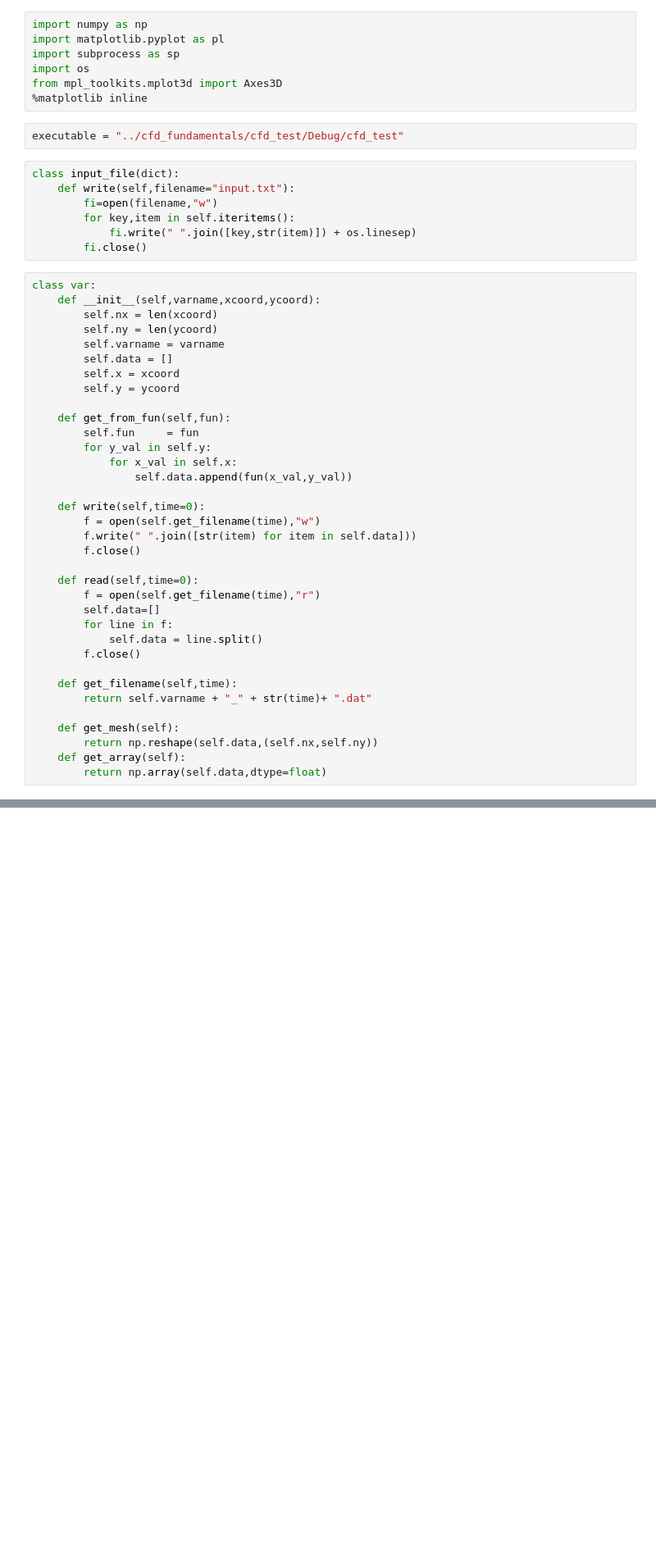
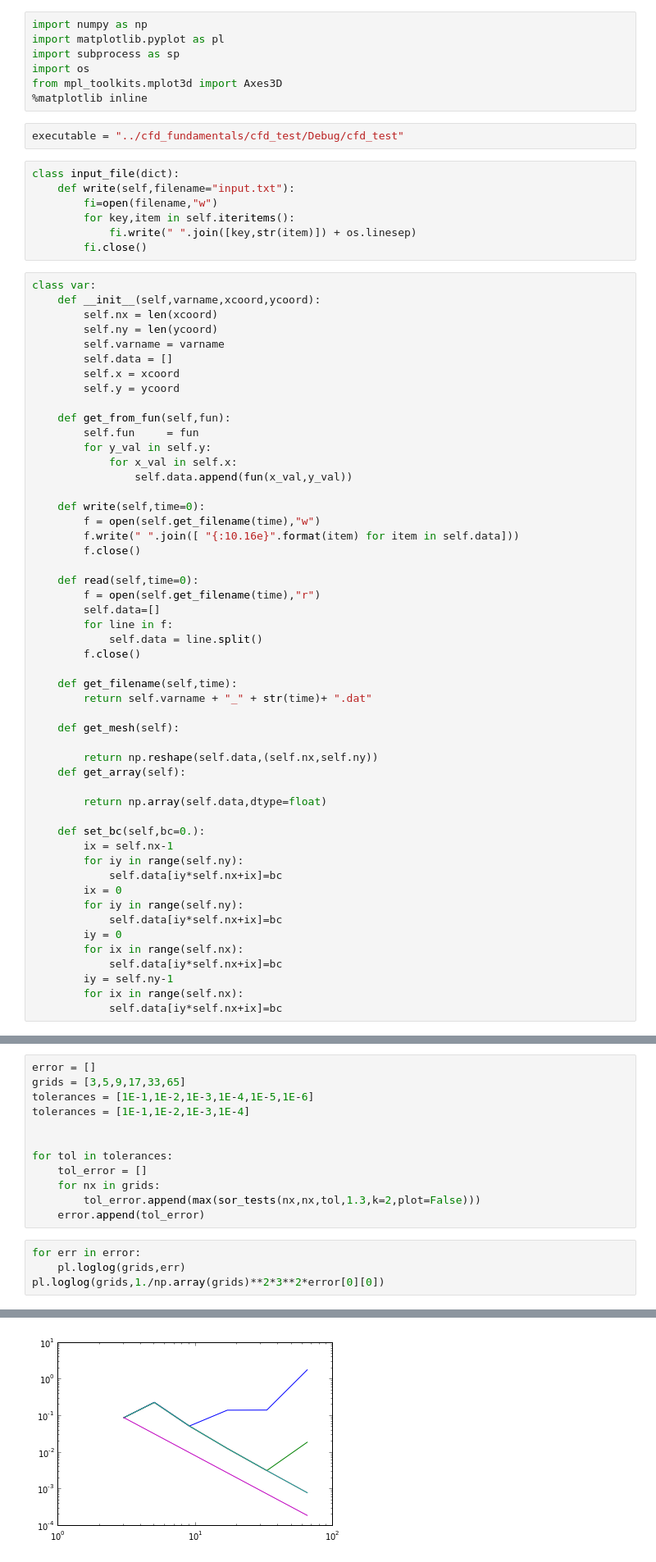
Before and after one commit to janvonrickenbach/Cfd_fundamentals, a Jupyter notebook: Cfd_fund.ipynb, the cells around one changed output, grey strips where cells are left out. Shown at 82% size. Saved outputs shown, nothing was run; the diff lists cells and outputs as text; blank space fills up the shorter version.

```diff
--- a/Cfd_fund.ipynb
+++ b/Cfd_fund.ipynb
@@ -32,7 +32,7 @@ class var:
 
     def write(self,time=0):
         f = open(self.get_filename(time),"w")
-        f.write(" ".join([str(item) for item in self.data]))
+        f.write(" ".join([ "{:10.16e}".format(item) for item in self.data]))
         f.close()
 
     def read(self,time=0):
@@ -46,9 +46,25 @@ class var:
         return self.varname + "_" + str(time)+ ".dat"
 
     def get_mesh(self):
+
         return np.reshape(self.data,(self.nx,self.ny))
     def get_array(self):
+
         return np.array(self.data,dtype=float)
+
+    def set_bc(self,bc=0.):
+        ix = self.nx-1
+        for iy in range(self.ny):
+            self.data[iy*self.nx+ix]=bc
+        ix = 0
+        for iy in range(self.ny):
+            self.data[iy*self.nx+ix]=bc
+        iy = 0
+        for ix in range(self.nx):
+            self.data[iy*self.nx+ix]=bc
+        iy = self.ny-1
+        for ix in range(self.nx):
+            self.data[iy*self.nx+ix]=bc
 # %%
 # Testing input output
 # The test multiplies the values with 2
@@ -106,0 +281,17 @@ print("Test summary",output)
+# %%
+error = []
+grids = [3,5,9,17,33,65]
+tolerances = [1E-1,1E-2,1E-3,1E-4,1E-5,1E-6]
+tolerances = [1E-1,1E-2,1E-3,1E-4]
+
+
+for tol in tolerances:
+    tol_error = []
+    for nx in grids:
+        tol_error.append(max(sor_tests(nx,nx,tol,1.3,k=2,plot=False)))
+    error.append(tol_error)
+# %%
+for err in error:
+    pl.loglog(grids,err)
+pl.loglog(grids,1./np.array(grids)**2*3**2*error[0][0])
+# %% [output]
@@ -106,0 +299 @@ print("Test summary",output)
+[figure, added]
```
Also changed, not shown: parts of 6 cells of this notebook, 17 other files.
